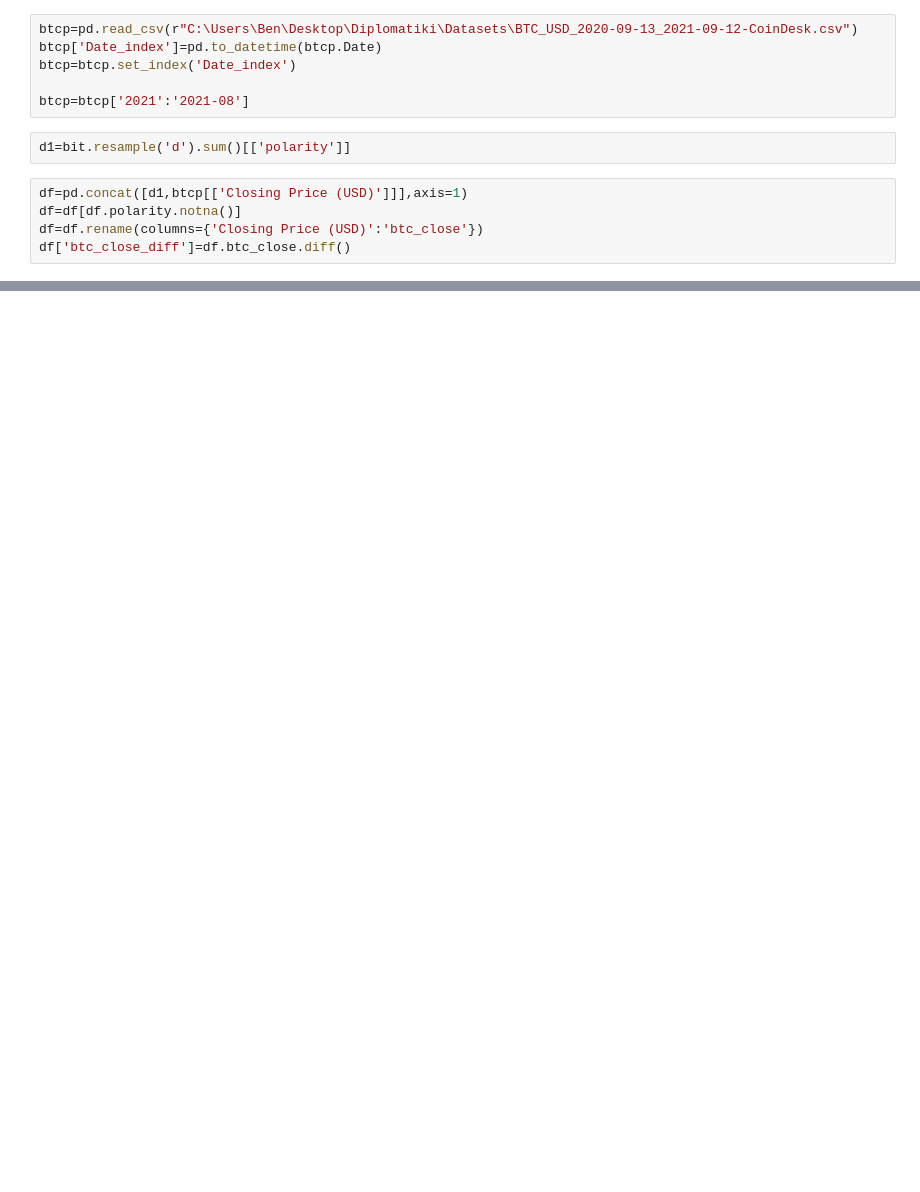
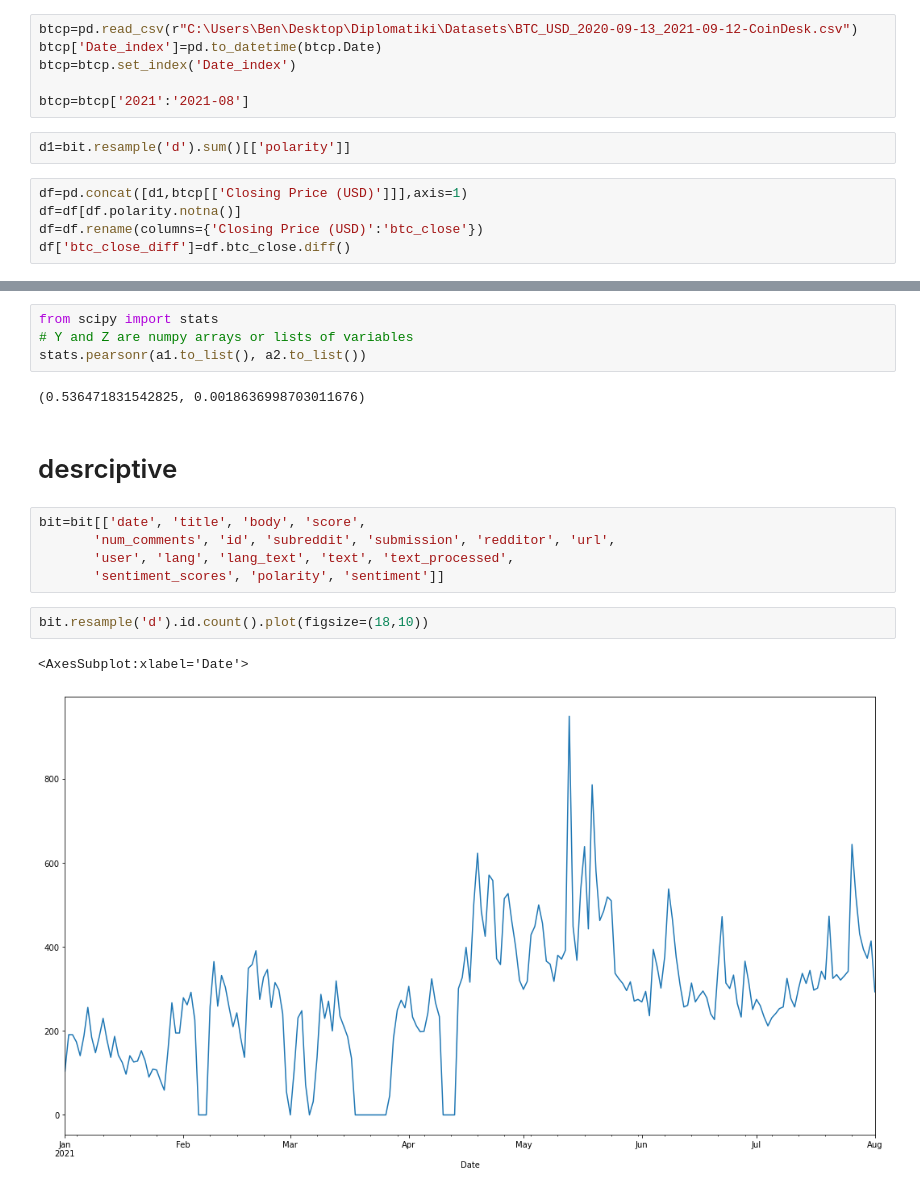
Before and after one commit to VeniJeen/CryptoSent, a Jupyter notebook: Sentiment Models/Model 1.ipynb, the cells around one changed output, grey strips where cells are left out. Cells and saved outputs as stored; diff of their text form; blank space fills up the shorter version.

```diff
--- a/Sentiment Models/Model 1.ipynb
+++ b/Sentiment Models/Model 1.ipynb
@@ -165,0 +209,18 @@ pd.concat([a1,a2],axis=1).plot(figsize=(15,8));
+# %%
+from scipy import stats
+# Y and Z are numpy arrays or lists of variables
+stats.pearsonr(a1.to_list(), a2.to_list())
+# %% [output]
+(0.536471831542825, 0.0018636998703011676)
+# %% [markdown]
+# desrciptive
+# %%
+bit=bit[['date', 'title', 'body', 'score',
+       'num_comments', 'id', 'subreddit', 'submission', 'redditor', 'url',
+       'user', 'lang', 'lang_text', 'text', 'text_processed',
+       'sentiment_scores', 'polarity', 'sentiment']]
+# %%
+bit.resample('d').id.count().plot(figsize=(18,10))
+# %% [output]
+<AxesSubplot:xlabel='Date'>
+[figure, added]
```
Also changed, not shown: parts of 16 cells of this notebook, 1 other file.
